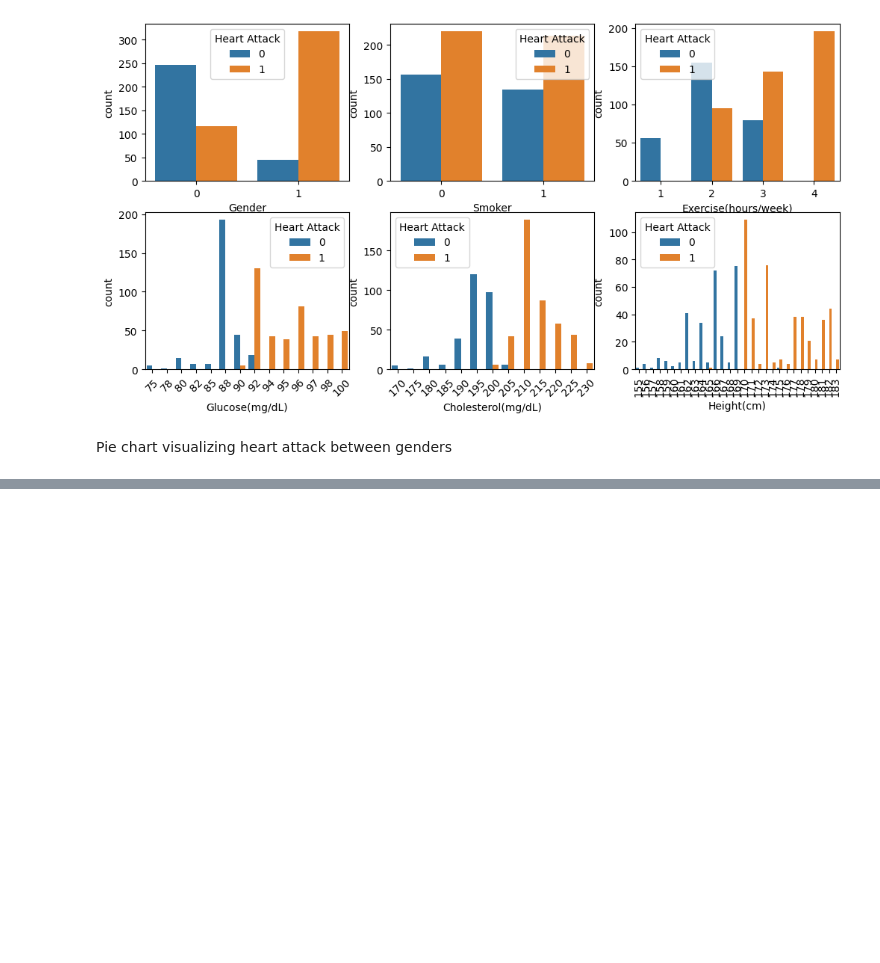
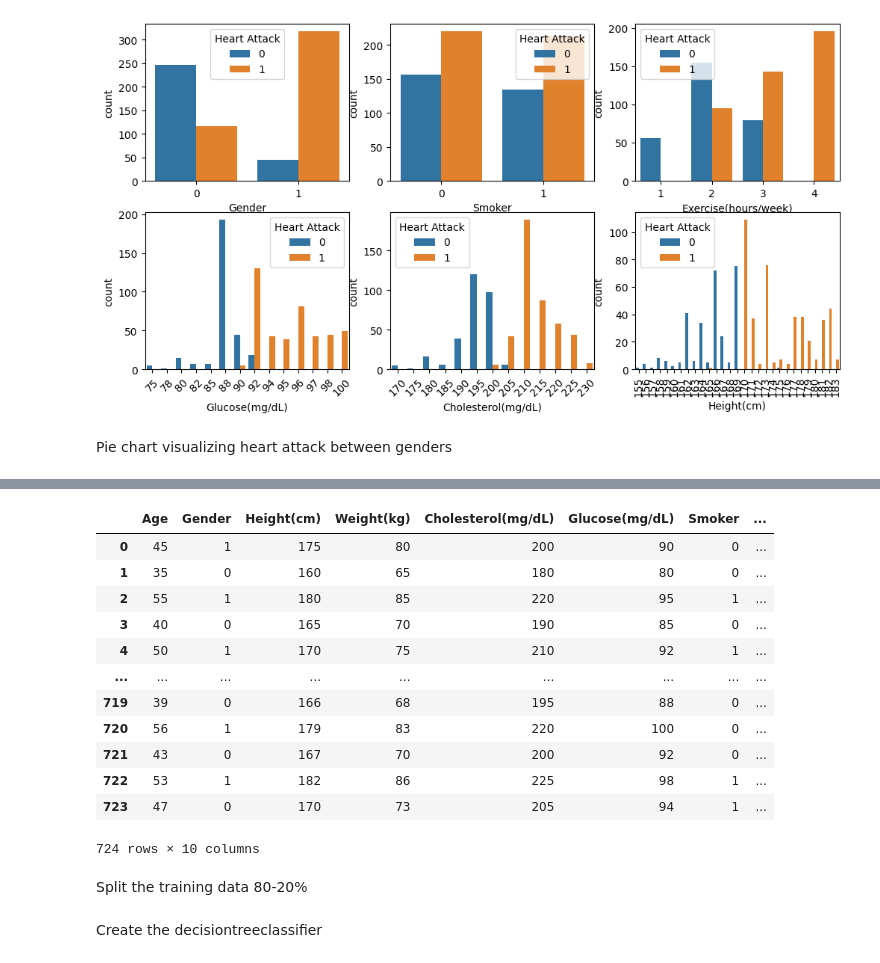
Before and after one commit to godoistvan/Heart-Health, a Jupyter notebook: hearthealth.ipynb, the cells around one changed output, grey strips where cells are left out. Saved outputs shown, nothing was run; the diff lists cells and outputs as text; code cells hidden in the pictures; blank space fills up the shorter version.

```diff
--- a/hearthealth.ipynb
+++ b/hearthealth.ipynb
@@ -147,0 +154,20 @@ plt.show()
+# %%
+X = df.drop(['ID', 'Name', 'Heart Attack'], axis=1)
+Y=df['Heart Attack']
+X
+# %% [output]
+|  | Age | Gender | Height(cm) | Weight(kg) | Cholesterol(mg/dL) | Glucose(mg/dL) | Smoker | ... |
+| 0 | 45 | 1 | 175 | 80 | 200 | 90 | 0 | ... |
+| 1 | 35 | 0 | 160 | 65 | 180 | 80 | 0 | ... |
+| 2 | 55 | 1 | 180 | 85 | 220 | 95 | 1 | ... |
+| 3 | 40 | 0 | 165 | 70 | 190 | 85 | 0 | ... |
+| 4 | 50 | 1 | 170 | 75 | 210 | 92 | 1 | ... |
+| ... | ... | ... | ... | ... | ... | ... | ... | ... |
+| 719 | 39 | 0 | 166 | 68 | 195 | 88 | 0 | ... |
+| 720 | 56 | 1 | 179 | 83 | 220 | 100 | 0 | ... |
+| 721 | 43 | 0 | 167 | 70 | 200 | 92 | 0 | ... |
+| 722 | 53 | 1 | 182 | 86 | 225 | 98 | 1 | ... |
+| 723 | 47 | 0 | 170 | 73 | 205 | 94 | 1 | ... |
+724 rows × 10 columns
+# %% [markdown]
+Split the training data 80-20%
@@ -147,0 +176,2 @@ plt.show()
+# %% [markdown]
+Create the decisiontreeclassifier
```
Also changed, not shown: parts of 9 cells of this notebook, 6 other files.
